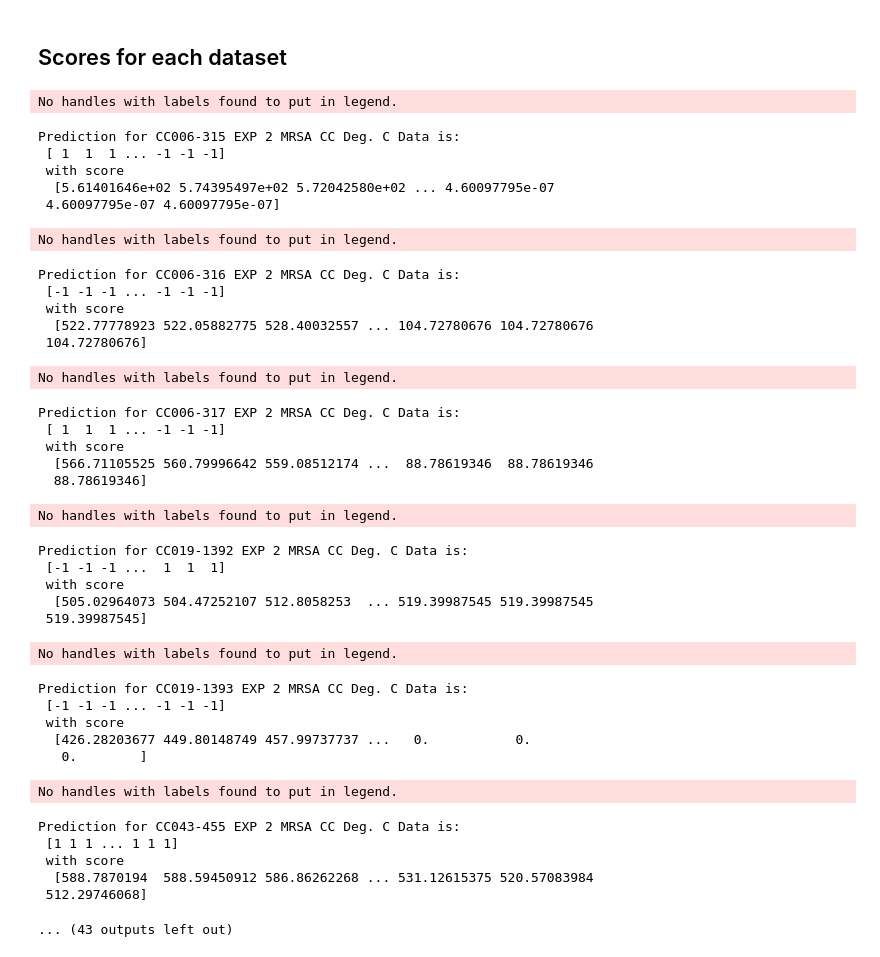
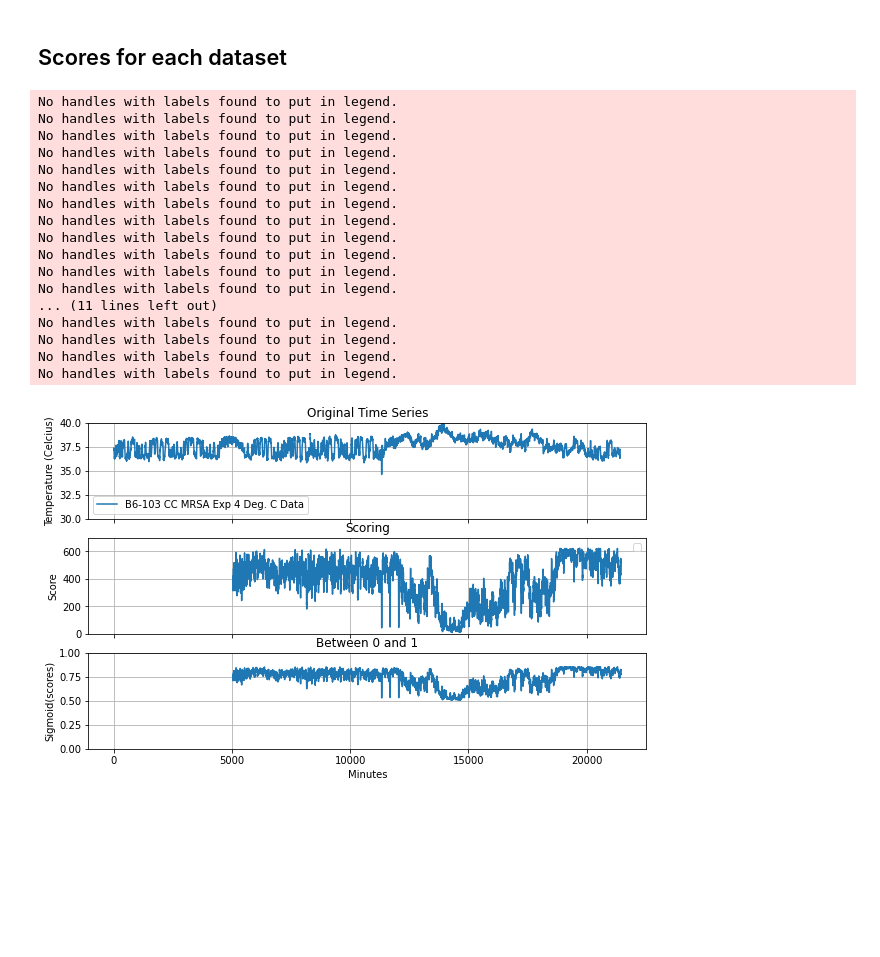
Before and after one commit to sheyaa/caterpillar_mset, a Jupyter notebook: mice_SVM_multiple_data.ipynb, the cells around one changed output. Drawn from its saved outputs; the diff is of its cells as text; code cells hidden in the pictures; blank space fills up the shorter version.

```diff
--- a/mice_SVM_multiple_data.ipynb
+++ b/mice_SVM_multiple_data.ipynb
@@ -54,7 +54,7 @@ fig.set_facecolor("white") # Changing the border to white
 model = svm.OneClassSVM() # importing the model
 
 # Sigmoid Definition
-beta = 0.002
+beta = (2/700)
 def sigmoid(scores, beta):
     return 1 / (1 + np.exp(-beta * scores))
 
@@ -98,69 +98,50 @@ for i in range(len(minutes)):
         ax[0].set_ylabel("Temperature (Celcius)") # y label
         ax[0].legend() # name of the mouse
         ax[0].set_ylim(30,40) # y limits
 
 
         # Plotting the Scores
         ax[1].plot(x_axis[5041:],scores)
         ax[1].grid()
         ax[1].set_title("Scoring") # setting a title
         #ax[1].set_xlabel("Minutes") # x label
         ax[1].set_ylabel("Score") # y label
         ax[1].legend() # name of the mouse
         #ax[1].set_xlim(-5,) # x limits
         ax[1].set_ylim(0,700) # y limits
 
         # Values between 0 and 1 using sigmoid
         y = sigmoid(beta, scores)
         ax[2].plot(x_axis[5041:], y)
         ax[2].grid()
         ax[2].set_xlabel('Minutes')
         ax[2].set_ylabel('Sigmoid(scores)')
         ax[2].set_title('Between 0 and 1')
         ax[2].set_ylim(0,1)
 
-        fig.tight_layout()
-        fig.show()
+        #fig.tight_layout()
+        #fig.show()
 
         #SAVING EACH PLOT
         filename = "Scores/%s.png"%names # saving the file as the name of the mouse
         fig.savefig(filename)
-        print("Prediction for " + names, "is: \n", predict, "\n with score \n ", +  scores)
+        #print("Prediction for " + names, "is: \n", predict, "\n with score \n ", +  scores)
 # %% [output]
 No handles with labels found to put in legend.
+No handles with labels found to put in legend.
+No handles with labels found to put in legend.
+No handles with labels found to put in legend.
+No handles with labels found to put in legend.
+No handles with labels found to put in legend.
+No handles with labels found to put in legend.
+No handles with labels found to put in legend.
+No handles with labels found to put in legend.
+No handles with labels found to put in legend.
+No handles with labels found to put in legend.
+No handles with labels found to put in legend.
+... (11 lines left out)
+No handles with labels found to put in legend.
+No handles with labels found to put in legend.
+No handles with labels found to put in legend.
+No handles with labels found to put in legend.
-Prediction for CC006-315 EXP 2 MRSA CC Deg. C Data is:
- [ 1  1  1 ... -1 -1 -1]
- with score
-  [5.61401646e+02 5.74395497e+02 5.72042580e+02 ... 4.60097795e-07
- 4.60097795e-07 4.60097795e-07]
-No handles with labels found to put in legend.
-Prediction for CC006-316 EXP 2 MRSA CC Deg. C Data is:
- [-1 -1 -1 ... -1 -1 -1]
- with score
-  [522.77778923 522.05882775 528.40032557 ... 104.72780676 104.72780676
- 104.72780676]
-No handles with labels found to put in legend.
-Prediction for CC006-317 EXP 2 MRSA CC Deg. C Data is:
- [ 1  1  1 ... -1 -1 -1]
- with score
-  [566.71105525 560.79996642 559.08512174 ...  88.78619346  88.78619346
-  88.78619346]
-No handles with labels found to put in legend.
-Prediction for CC019-1392 EXP 2 MRSA CC Deg. C Data is:
- [-1 -1 -1 ...  1  1  1]
- with score
-  [505.02964073 504.47252107 512.8058253  ... 519.39987545 519.39987545
- 519.39987545]
-No handles with labels found to put in legend.
-Prediction for CC019-1393 EXP 2 MRSA CC Deg. C Data is:
- [-1 -1 -1 ... -1 -1 -1]
- with score
-  [426.28203677 449.80148749 457.99737737 ...   0.           0.
-   0.        ]
-No handles with labels found to put in legend.
-Prediction for CC043-455 EXP 2 MRSA CC Deg. C Data is:
- [1 1 1 ... 1 1 1]
- with score
-  [588.7870194  588.59450912 586.86262268 ... 531.12615375 520.57083984
- 512.29746068]
-... (43 outputs left out)
+[figure, added]
```
